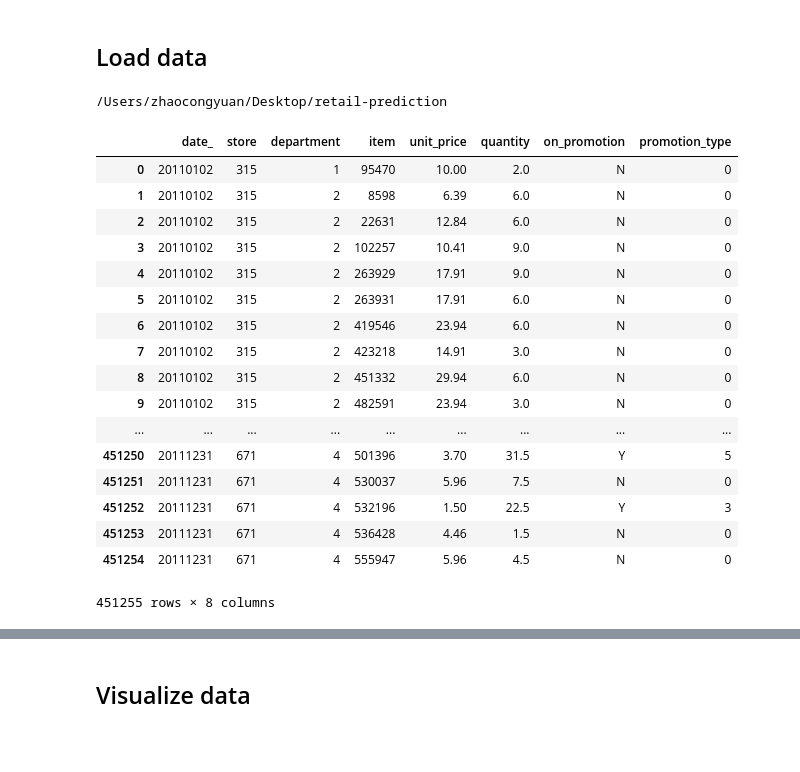
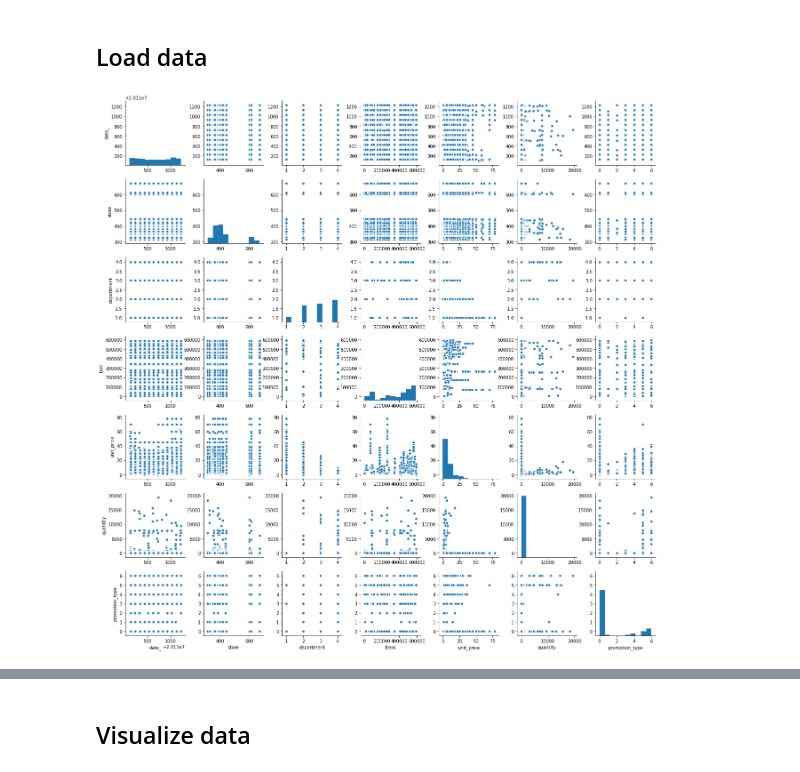
Before and after one commit to Justin-Yuan/retail-prediction, a Jupyter notebook: data processing.ipynb, the cells around one changed output, grey strips where cells are left out. Cells and saved outputs as stored; diff of their text form; code cells hidden in the pictures; blank space fills up the shorter version.

Commit message:
pairwise plots

```diff
--- a/data processing.ipynb
+++ b/data processing.ipynb
@@ -5,8 +6,12 @@ import matplotlib.pyplot as plt
 %matplotlib inline
 # %% [markdown]
 ## Load data
+# %%
+def pairwise_plot(path):
+    df = pd.read_csv(path)
+    sns_plot = sns.pairplot(df)
 # %%
-!pwd
 path = "data/hackathon_dataset_2011.dat"
+pairwise_plot(path)
 # %% [output]
-/Users/zhaocongyuan/Desktop/retail-prediction
+[figure, added]
@@ -15,21 +17,0 @@ df = pd.read_csv(path) #, header=None)
-# %%
-df
-# %% [output]
-|  | date_ | store | department | item | unit_price | quantity | on_promotion | promotion_type |
-| 0 | 20110102 | 315 | 1 | 95470 | 10.00 | 2.0 | N | 0 |
-| 1 | 20110102 | 315 | 2 | 8598 | 6.39 | 6.0 | N | 0 |
-| 2 | 20110102 | 315 | 2 | 22631 | 12.84 | 6.0 | N | 0 |
-| 3 | 20110102 | 315 | 2 | 102257 | 10.41 | 9.0 | N | 0 |
-| 4 | 20110102 | 315 | 2 | 263929 | 17.91 | 9.0 | N | 0 |
-| 5 | 20110102 | 315 | 2 | 263931 | 17.91 | 6.0 | N | 0 |
-| 6 | 20110102 | 315 | 2 | 419546 | 23.94 | 6.0 | N | 0 |
-| 7 | 20110102 | 315 | 2 | 423218 | 14.91 | 3.0 | N | 0 |
-| 8 | 20110102 | 315 | 2 | 451332 | 29.94 | 6.0 | N | 0 |
-| 9 | 20110102 | 315 | 2 | 482591 | 23.94 | 3.0 | N | 0 |
-| ... | ... | ... | ... | ... | ... | ... | ... | ... |
-| 451250 | 20111231 | 671 | 4 | 501396 | 3.70 | 31.5 | Y | 5 |
-| 451251 | 20111231 | 671 | 4 | 530037 | 5.96 | 7.5 | N | 0 |
-| 451252 | 20111231 | 671 | 4 | 532196 | 1.50 | 22.5 | Y | 3 |
-| 451253 | 20111231 | 671 | 4 | 536428 | 4.46 | 1.5 | N | 0 |
-| 451254 | 20111231 | 671 | 4 | 555947 | 5.96 | 4.5 | N | 0 |
-451255 rows × 8 columns
```
Also changed, not shown: parts of 6 cells of this notebook, 2 other files.
